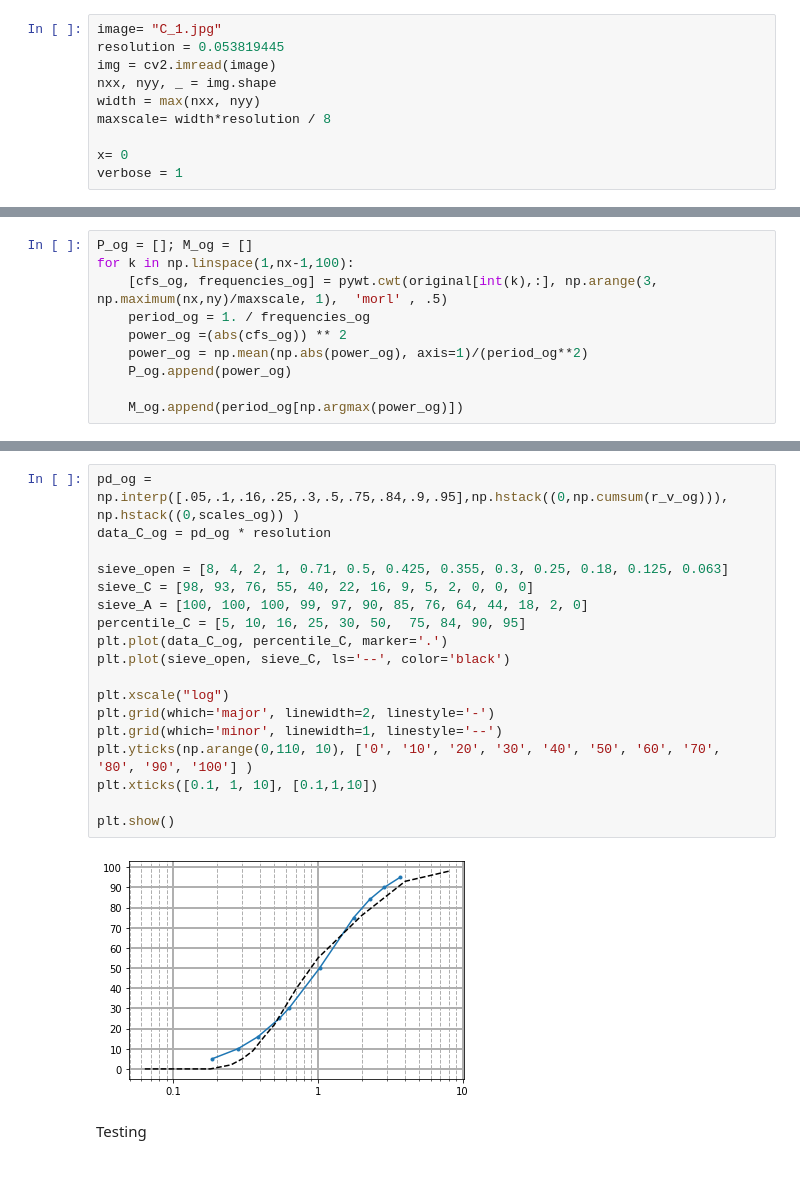
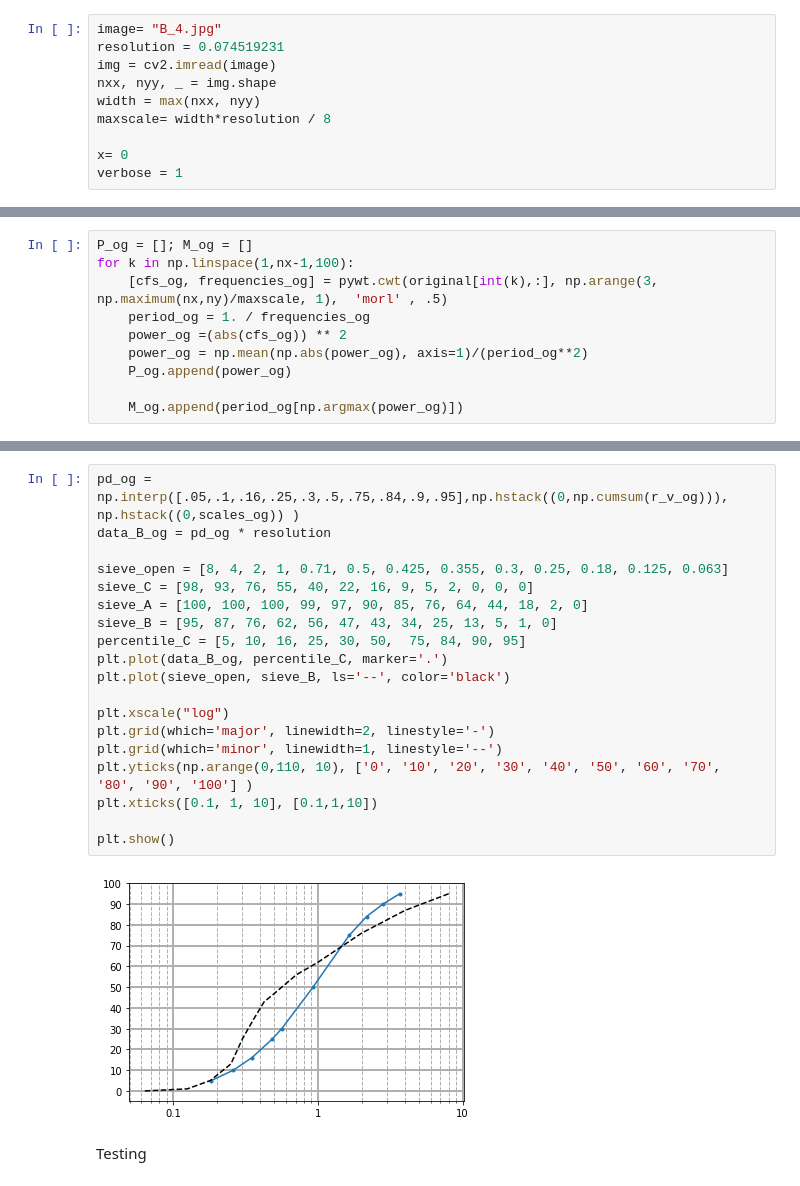
Before and after one commit to CasperFBakker/pyDGS-GUI, a Jupyter notebook: pyDGS Jupyter/dgs_test.ipynb, the cells around one changed output, grey strips where cells are left out. Saved outputs shown, nothing was run; the diff lists cells and outputs as text.

```diff
--- a/pyDGS Jupyter/dgs_test.ipynb
+++ b/pyDGS Jupyter/dgs_test.ipynb
@@ -34,8 +35,8 @@ def standardize(img):
 
     return img
 # %%
-image= "C_1.jpg"
-resolution = 0.053819445
+image= "B_4.jpg"
+resolution = 0.074519231
 img = cv2.imread(image)
 nxx, nyy, _ = img.shape
 width = max(nxx, nyy)
@@ -114,23 +113,24 @@ plt.show()
 # %%
 pd_og = np.interp([.05,.1,.16,.25,.3,.5,.75,.84,.9,.95],np.hstack((0,np.cumsum(r_v_og))), np.hstack((0,scales_og)) )
-data_C_og = pd_og * resolution
+data_B_og = pd_og * resolution
 
 sieve_open = [8, 4, 2, 1, 0.71, 0.5, 0.425, 0.355, 0.3, 0.25, 0.18, 0.125, 0.063]
 sieve_C = [98, 93, 76, 55, 40, 22, 16, 9, 5, 2, 0, 0, 0]
 sieve_A = [100, 100, 100, 99, 97, 90, 85, 76, 64, 44, 18, 2, 0]
+sieve_B = [95, 87, 76, 62, 56, 47, 43, 34, 25, 13, 5, 1, 0]
 percentile_C = [5, 10, 16, 25, 30, 50,  75, 84, 90, 95]
-plt.plot(data_C_og, percentile_C, marker='.')
-plt.plot(sieve_open, sieve_C, ls='--', color='black')
+plt.plot(data_B_og, percentile_C, marker='.')
+plt.plot(sieve_open, sieve_B, ls='--', color='black')
 
 plt.xscale("log")
 plt.grid(which='major', linewidth=2, linestyle='-')
 plt.grid(which='minor', linewidth=1, linestyle='--')
 plt.yticks(np.arange(0,110, 10), ['0', '10', '20', '30', '40', '50', '60', '70', '80', '90', '100'] )
 plt.xticks([0.1, 1, 10], [0.1,1,10])
 
 plt.show()
 # %% [output]
-[figure, old version]
+[figure, new version]
 # %% [markdown]
 Testing
 # %%
```
Also changed, not shown: parts of 24 cells of this notebook, 14 other files.
